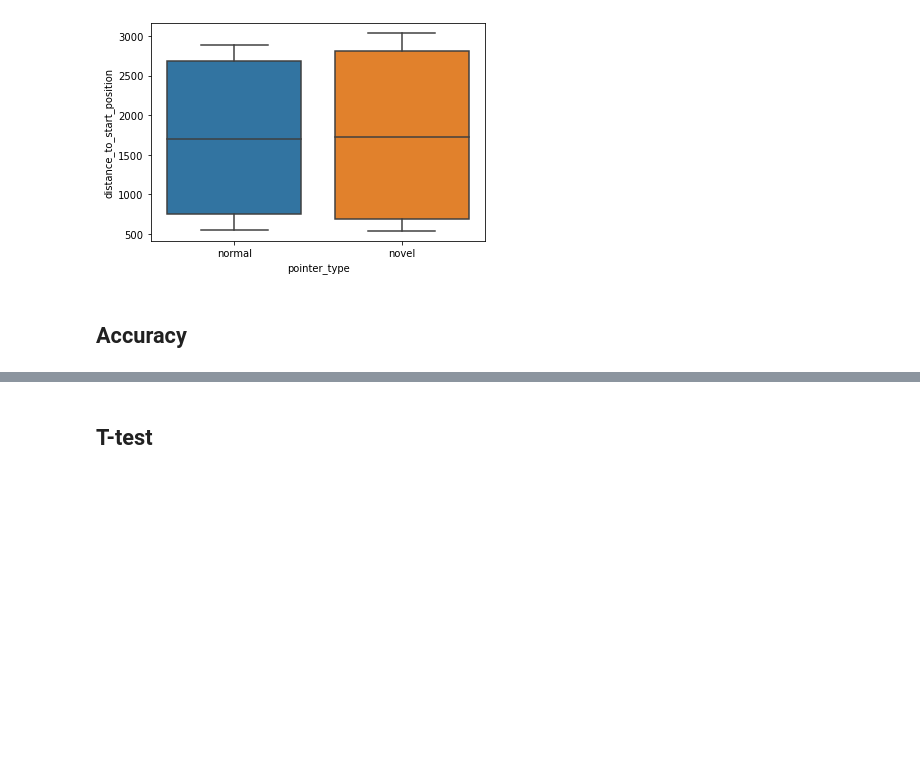
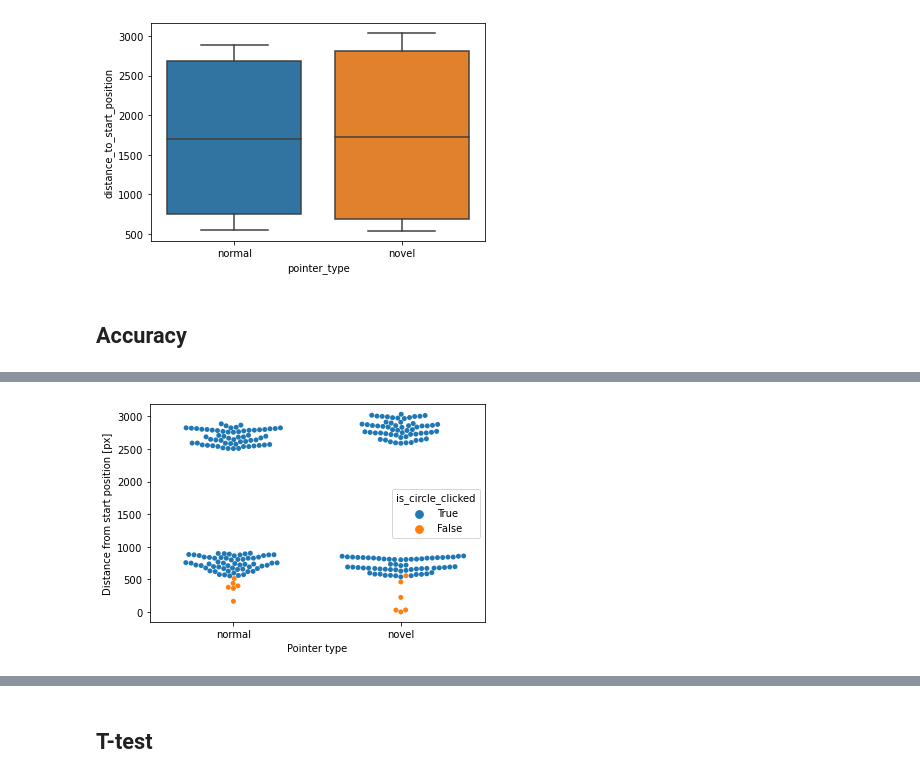
Before and after one commit to ITT-21SS-UR/assignment-04-sc, a Jupyter notebook: experiment/pointing_technique_experiment.ipynb, the cells around one changed output, grey strips where cells are left out. Cells and saved outputs as stored; diff of their text form; code cells hidden in the pictures; blank space fills up the shorter version.

```diff
--- a/experiment/pointing_technique_experiment.ipynb
+++ b/experiment/pointing_technique_experiment.ipynb
@@ -635,0 +651,14 @@ plot_accuracy_with_distance.legend(title="is correct target")
+# %%
+plot_accuracy_circle_pointer = sns.swarmplot(
+    data = filtered_data,
+    y = DISTANCE_TO_START_POSITION,
+    x = POINTER_TYPE,
+    hue = IS_CIRCLE_CLICKED,
+    hue_order = [True, False]
+)
+
+plot_accuracy_circle_pointer.set(xlabel = POINTER_LABEL, ylabel = DISTANCE_LABEL)
+plot_accuracy_circle_pointer.legend(title = IS_CIRCLE_CLICKED)
+plt.show()
+# %% [output]
+[figure, added]
```
Also changed, not shown: parts of 13 cells of this notebook, 1 other file.
